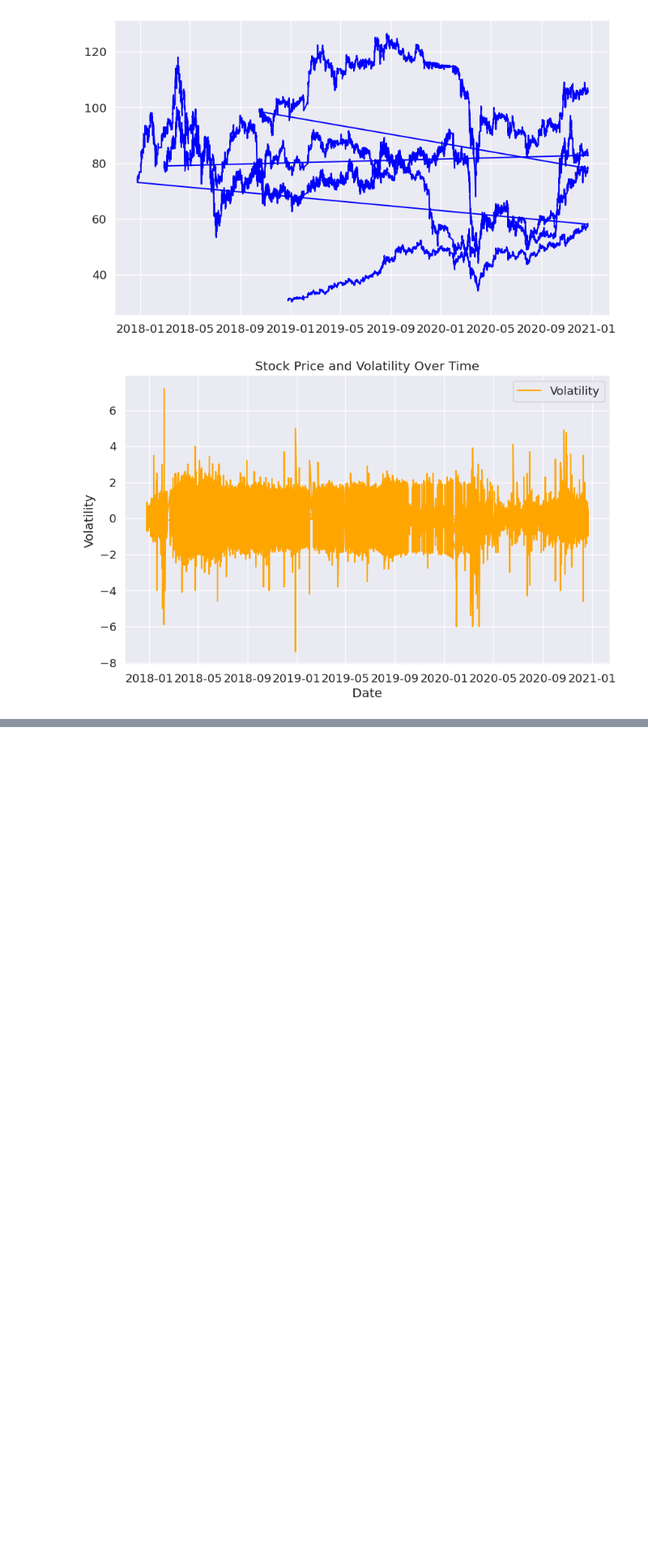
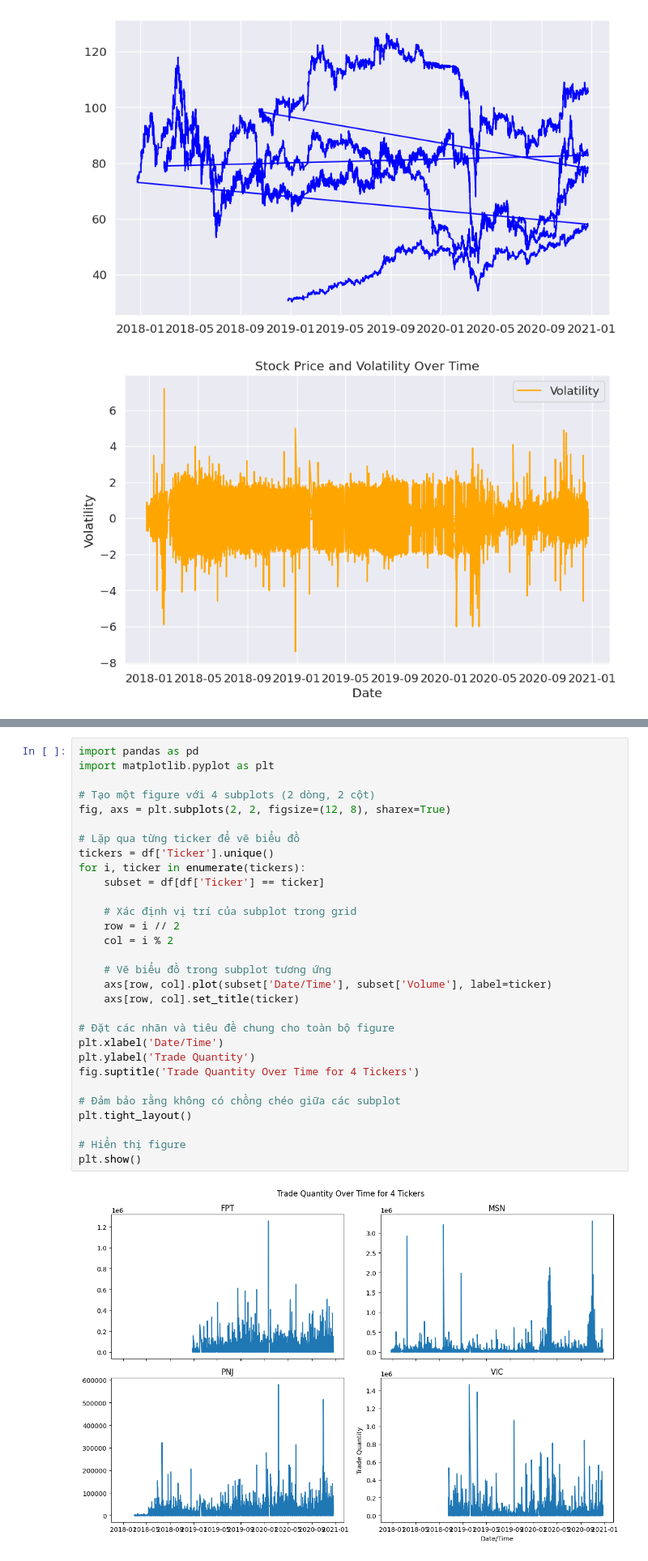
Before and after one commit to Khaiuet/Stock-Price-Volatility, a Jupyter notebook: stock_price_change.ipynb, the cells around one changed output, grey strips where cells are left out. Shown: that part at 81% size. Cells and saved outputs as stored; diff of their text form; blank space fills up the shorter version.

```diff
--- a/stock_price_change.ipynb
+++ b/stock_price_change.ipynb
@@ -175,0 +196,32 @@ plt.show()
+# %%
+import pandas as pd
+import matplotlib.pyplot as plt
+
+# Tạo một figure với 4 subplots (2 dòng, 2 cột)
+fig, axs = plt.subplots(2, 2, figsize=(12, 8), sharex=True)
+
+# Lặp qua từng ticker để vẽ biểu đồ
+tickers = df['Ticker'].unique()
+for i, ticker in enumerate(tickers):
+    subset = df[df['Ticker'] == ticker]
+
+    # Xác định vị trí của subplot trong grid
+    row = i // 2
+    col = i % 2
+
+    # Vẽ biểu đồ trong subplot tương ứng
+    axs[row, col].plot(subset['Date/Time'], subset['Volume'], label=ticker)
+    axs[row, col].set_title(ticker)
+
+# Đặt các nhãn và tiêu đề chung cho toàn bộ figure
+plt.xlabel('Date/Time')
+plt.ylabel('Trade Quantity')
+fig.suptitle('Trade Quantity Over Time for 4 Tickers')
+
+# Đảm bảo rằng không có chồng chéo giữa các subplot
+plt.tight_layout()
+
+# Hiển thị figure
+plt.show()
+# %% [output]
+[figure, added]
```
Also changed, not shown: parts of 1 cell of this notebook.
